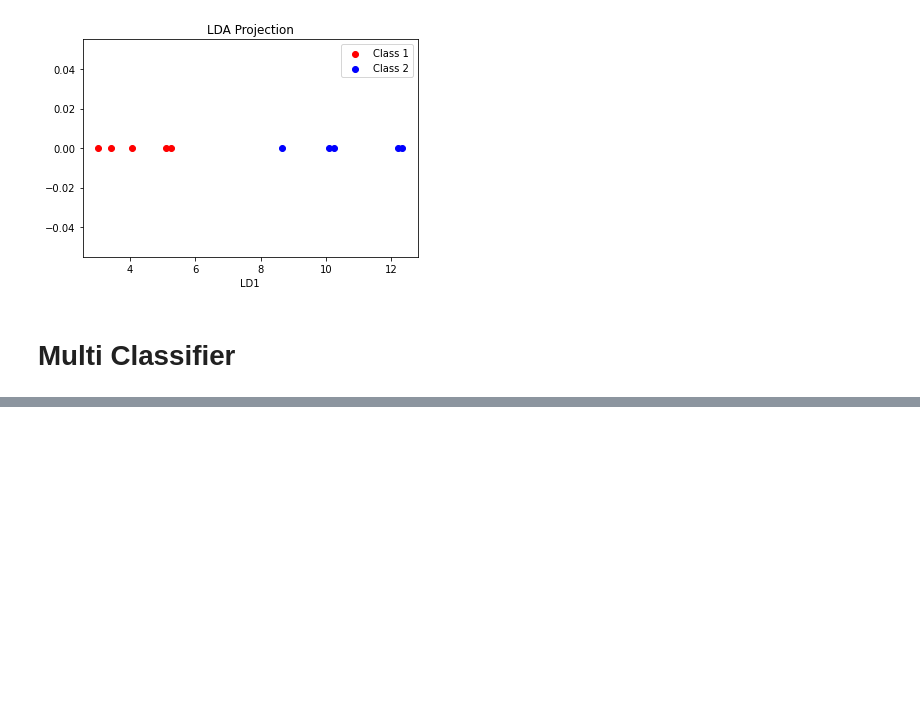
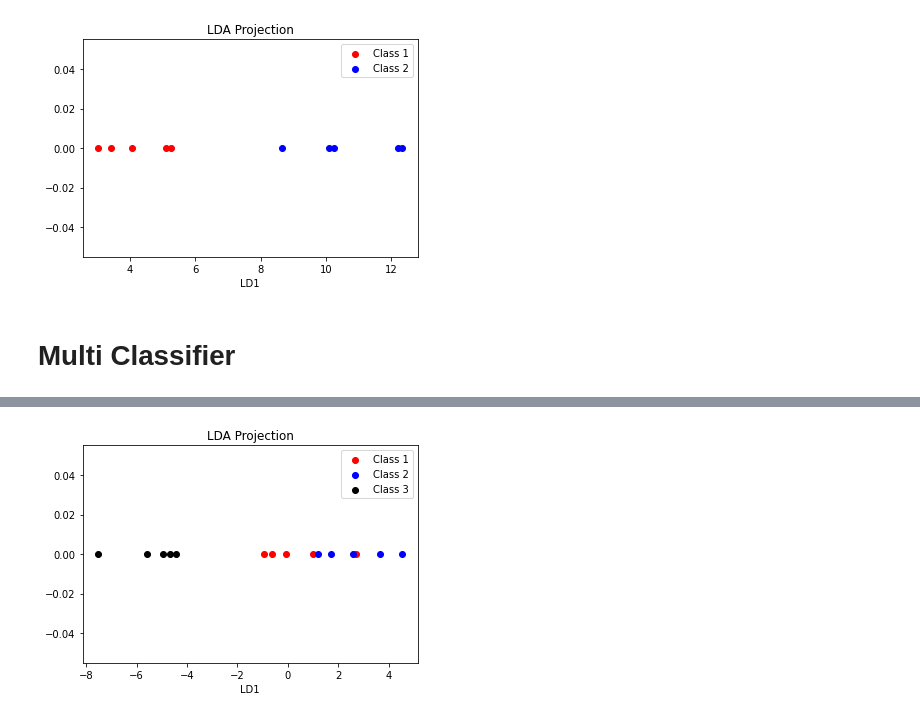
Before and after one commit to kyumly/CSW6001-HW, a Jupyter notebook: LDA_final.ipynb, the cells around one changed output, grey strips where cells are left out. Drawn from its saved outputs; the diff is of its cells as text; code cells hidden in the pictures; blank space fills up the shorter version.

```diff
--- a/LDA_final.ipynb
+++ b/LDA_final.ipynb
@@ -65,0 +121,14 @@ plt.show()
+# %%
+result = l.get_lda(1)
+# %%
+import matplotlib.pyplot as plt
+plt.scatter(result[0], np.zeros(len(result[0])), color='r', label='Class 1')
+plt.scatter(result[1], np.zeros(len(result[1])), color='b', label='Class 2')
+plt.scatter(result[2], np.zeros(len(result[2])), color='k', label='Class 3')
+
+plt.legend()
+plt.title('LDA Projection')
+plt.xlabel('LD1')
+plt.show()
+# %% [output]
+[figure, added]
```
Also changed, not shown: parts of 8 cells of this notebook, 2 other files.
